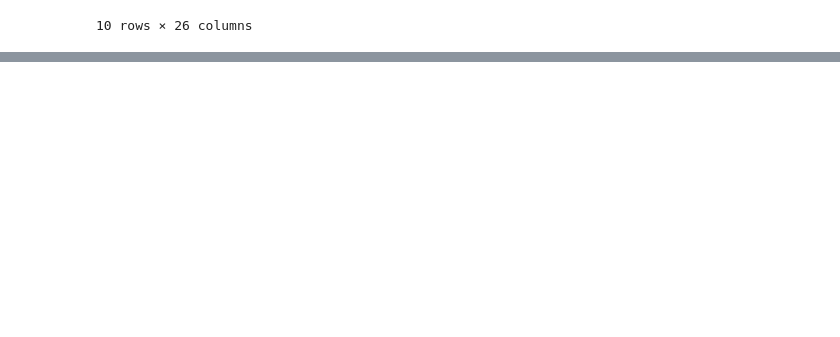
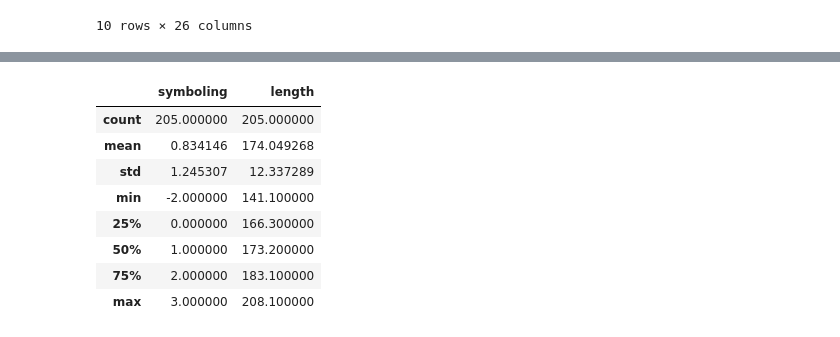
Before and after one commit to martandsingh/dataanalytics, a Jupyter notebook: Data_Load_Save_Using_Pandas.ipynb, the cells around one changed output, grey strips where cells are left out. Cells and saved outputs as stored; diff of their text form; code cells hidden in the pictures; blank space fills up the shorter version.

```diff
--- a/Data_Load_Save_Using_Pandas.ipynb
+++ b/Data_Load_Save_Using_Pandas.ipynb
@@ -143,0 +206,12 @@ df.tail(10)
+# %%
+df[['symboling', 'length', 'horsepower']].describe()
+# %% [output]
+|  | symboling | length |
+| count | 205.000000 | 205.000000 |
+| mean | 0.834146 | 174.049268 |
+| std | 1.245307 | 12.337289 |
+| min | -2.000000 | 141.100000 |
+| 25% | 0.000000 | 166.300000 |
+| 50% | 1.000000 | 173.200000 |
+| 75% | 2.000000 | 183.100000 |
+| max | 3.000000 | 208.100000 |
```
Also changed, not shown: parts of 8 cells of this notebook, 1 other file.
